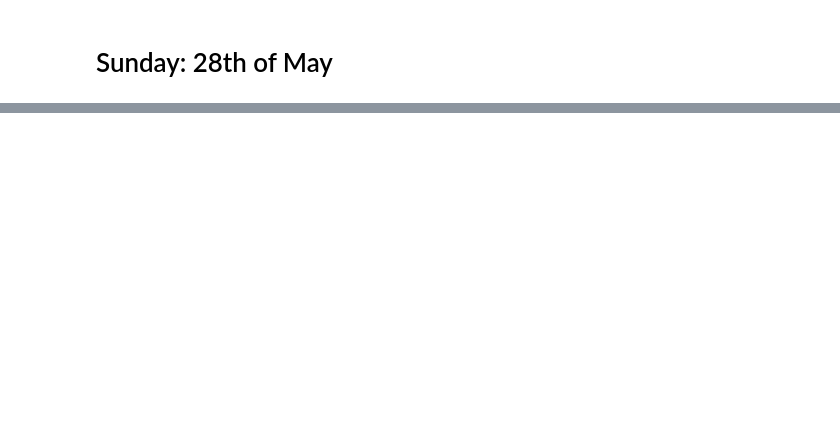
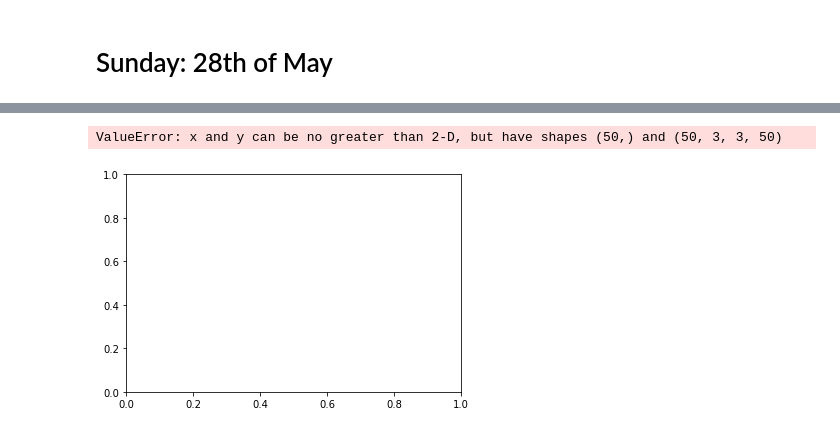
Before and after one commit to moustakas/siena-astrophysics, a Jupyter notebook: summer2017/ghadeer/jojoS2017.ipynb, the cells around one changed output, grey strips where cells are left out. Cells and saved outputs as stored; diff of their text form; code cells hidden in the pictures; blank space fills up the shorter version.

```diff
--- a/summer2017/ghadeer/jojoS2017.ipynb
+++ b/summer2017/ghadeer/jojoS2017.ipynb
@@ -142,0 +242,45 @@ plt.plot(leftHalo1, leftHalo1*coefficients[0] + coefficients[1], 'b')
+# %%
+n = 10
+logmHalo = np.linspace(12.0,14.0,n)
+
+fraction = np.linspace(0.1,1.0,3)
+logFraction = np.log10(fraction)
+
+mGas = []
+for yy in fraction:
+    mGas.append(yy*logmHalo)
+# mGas now has 3 different arrays for different fractions
+
+seed = 123
+rand  = np.random.RandomState(seed)
+variable = rand.uniform(0.0, 1.0, 10)
+
+epsilon = logmHalo**variable
+
+logEpsilon = np.log10(epsilon)
+mBCG = epsilon * mGas
+
+
+logMgas = []
+for num in logFraction:
+    logMgas.append(num + mGas)
+# logMgas is now 3 arrays, each array contains 3 arrays
+
+
+
+logMBCG = []
+for xx in logEpsilon:
+    logMBCG.append(xx + logMgas)
+# %%
+fig, ax = plt.subplots()
+
+ax.plot(logmHalo, logMBCG,'ro')
+
+ax.set_xscale('log')
+ax.set_yscale('log')
+
+ax.set_xlabel('M_Halo (M_Solarmasses)')
+ax.set_ylabel('M_BCG (M_Solarmasses)')
+# %% [output]
+ValueError: x and y can be no greater than 2-D, but have shapes (50,) and (50, 3, 3, 50)
+[figure, added]
```
Also changed, not shown: parts of 28 cells of this notebook.
